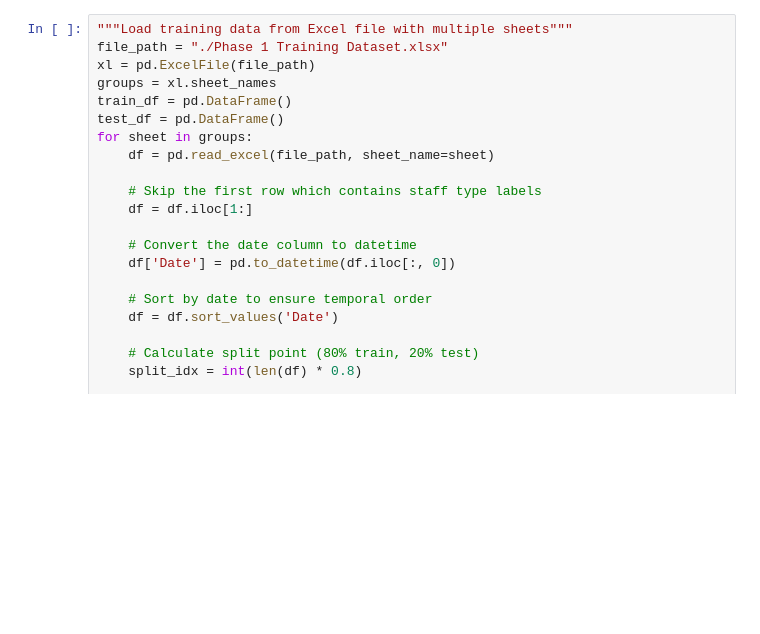
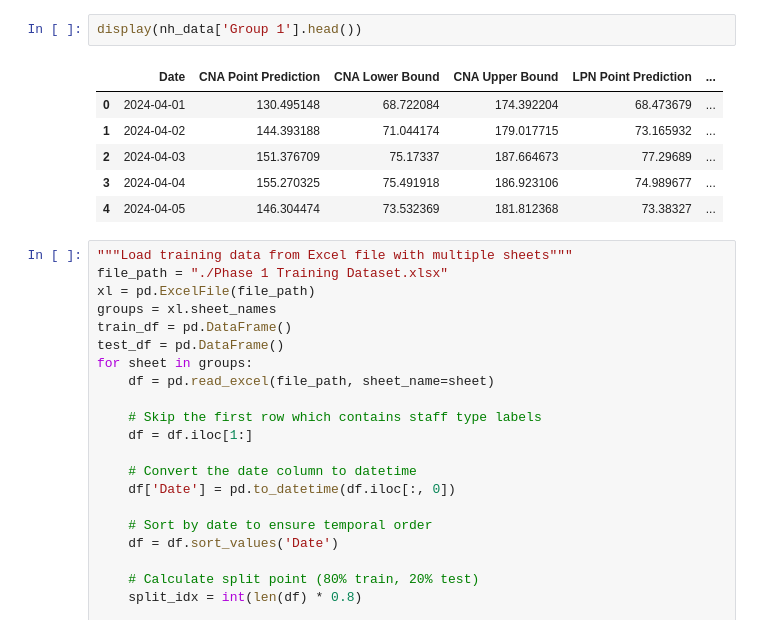
Before and after one commit to BryanAT11/DAIS-Data-Analytics-Competition, a Jupyter notebook: Eval All.ipynb, the cells around one changed output. Cells and saved outputs as stored; diff of their text form; blank space fills up the shorter version.

```diff
--- a/Eval All.ipynb
+++ b/Eval All.ipynb
@@ -61,3 +61,12 @@ Processed group 'Group 1' with shape: (91, 10)
+# %%
+display(nh_data['Group 1'].head())
+# %% [output]
+|  | Date | CNA Point Prediction | CNA Lower Bound | CNA Upper Bound | LPN Point Prediction | ... |
+| 0 | 2024-04-01 | 130.495148 | 68.722084 | 174.392204 | 68.473679 | ... |
+| 1 | 2024-04-02 | 144.393188 | 71.044174 | 179.017715 | 73.165932 | ... |
+| 2 | 2024-04-03 | 151.376709 | 75.17337 | 187.664673 | 77.29689 | ... |
+| 3 | 2024-04-04 | 155.270325 | 75.491918 | 186.923106 | 74.989677 | ... |
+| 4 | 2024-04-05 | 146.304474 | 73.532369 | 181.812368 | 73.38327 | ... |
 # %%
 """Load training data from Excel file with multiple sheets"""
 file_path = "./Phase 1 Training Dataset.xlsx"
```
Also changed, not shown: parts of 4 cells of this notebook, 4 other files.
